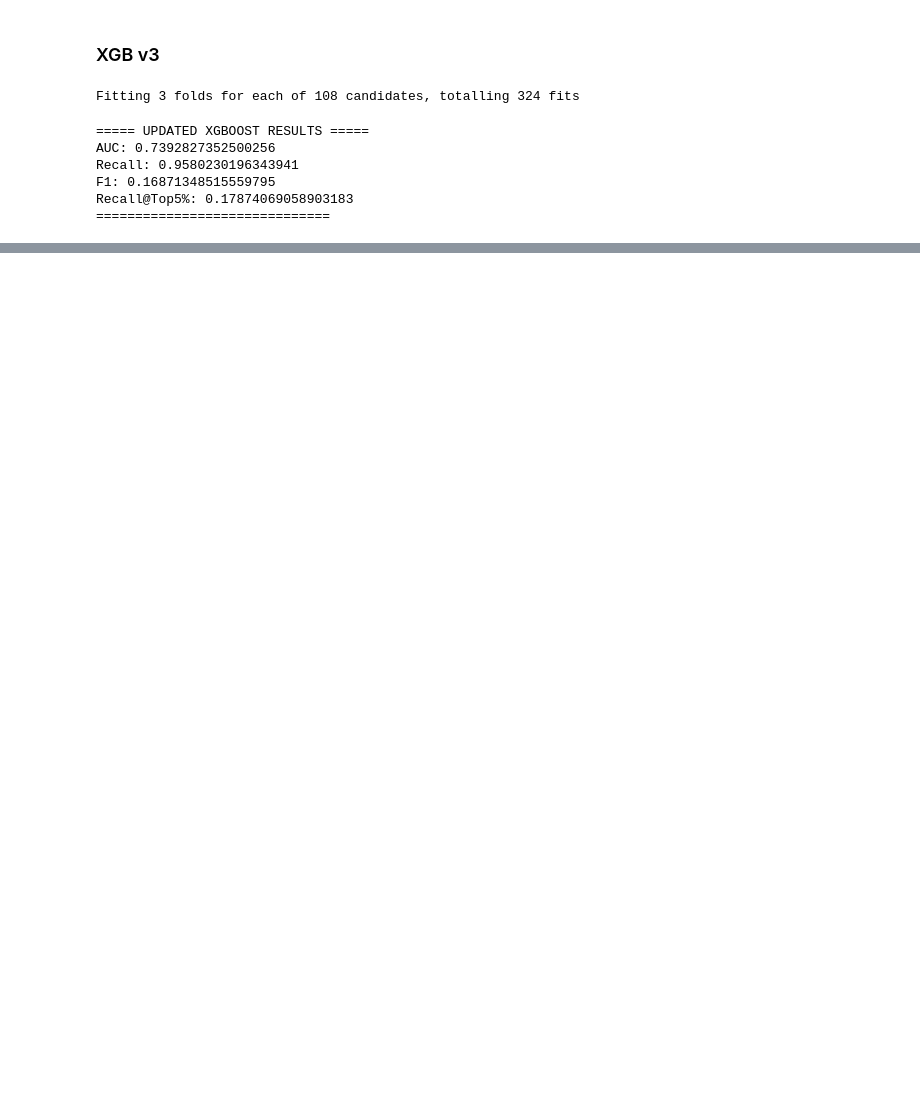
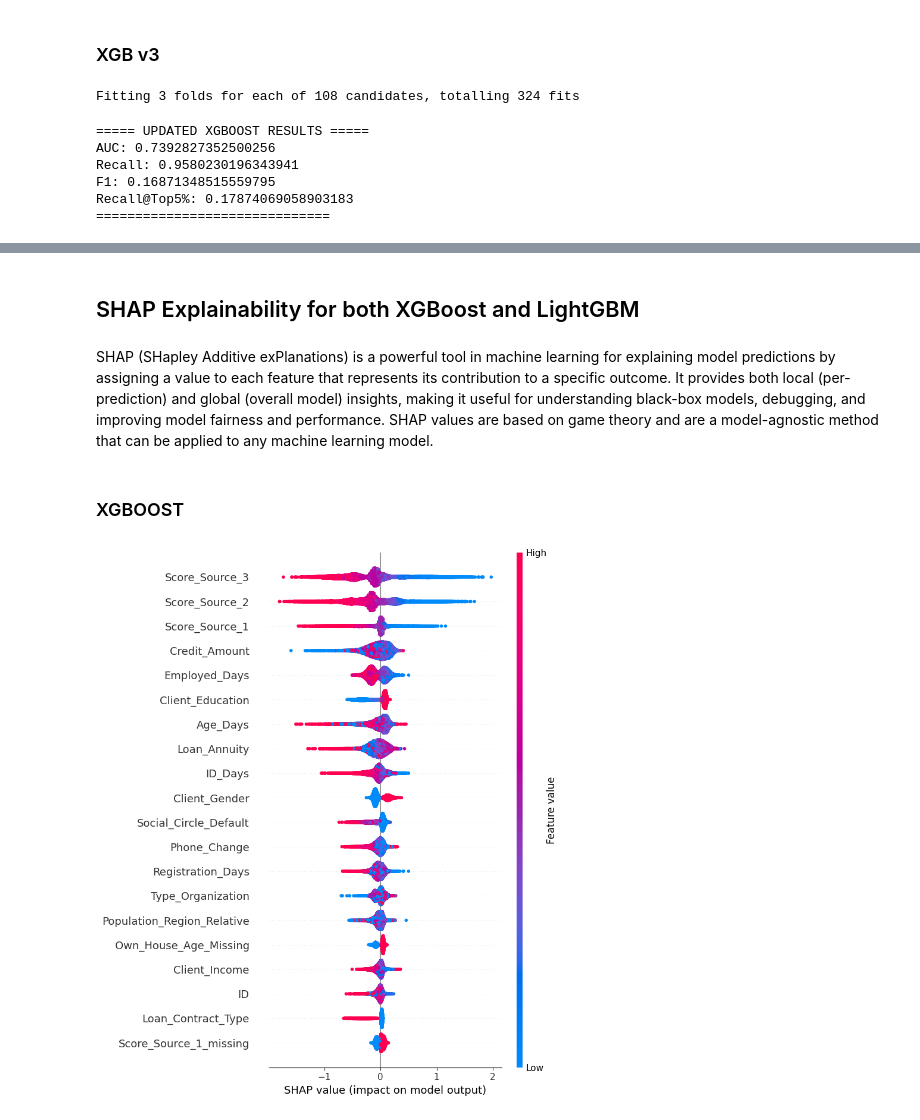
Before and after one commit to Pandey23000Om/Loan-Defaulter, a Jupyter notebook: notebooks/03-Model_Development.ipynb, the cells around one changed output, grey strips where cells are left out. Saved outputs shown, nothing was run; the diff lists cells and outputs as text; code cells hidden in the pictures; blank space fills up the shorter version.

Commit message:
model dev

```diff
--- a/notebooks/03-Model_Development.ipynb
+++ b/notebooks/03-Model_Development.ipynb
@@ -410,0 +413,23 @@ Recall@Top5%: 0.17874069058903183
+# %%
+# Imbalance handling
+neg = (y_train == 0).sum()
+pos = (y_train == 1).sum()
+scale_pos_weight = min(neg/pos, 12)    # clamp for stability
+# %%
+xgb = XGBClassifier(
+    n_estimators=900,
+    learning_rate=0.03,
+    max_depth=6,
+    subsample=0.8,
+    colsample_bytree=0.7,
+    gamma=0.5,
+    min_child_weight=5,
+    reg_alpha=1,
+    reg_lambda=2,
+    scale_pos_weight=scale_pos_weight,
+    eval_metric="logloss",
+    tree_method="hist",
+    random_state=42
+)
+
+xgb.fit(X_train, y_train)
@@ -410,0 +566,2 @@ Recall@Top5%: 0.17874069058903183
+# %% [markdown]
+## SHAP Explainability for both XGBoost and LightGBM
@@ -410,0 +571,11 @@ Recall@Top5%: 0.17874069058903183
+# %% [markdown]
+SHAP (SHapley Additive exPlanations) is a powerful tool in machine learning for explaining model predictions by assigning a value to each feature that represents its contribution to a specific outcome. It provides both local (per-prediction) and global (overall model) insights, making it useful for understanding black-box models, debugging, and improving model fairness and performance. SHAP values are based on game theory and are a model-agnostic method that can be applied to any machine learning model.
+# %% [markdown]
+### XGBOOST
+# %%
+explainer_xgb = shap.TreeExplainer(xgb)
+shap_values_xgb = explainer_xgb.shap_values(X_val)
+# %%
+shap.summary_plot(shap_values_xgb, X_val, plot_type="dot", show=True)
+# %% [output]
+[figure, added]
```
Also changed, not shown: parts of 30 cells of this notebook, 2 other files.
